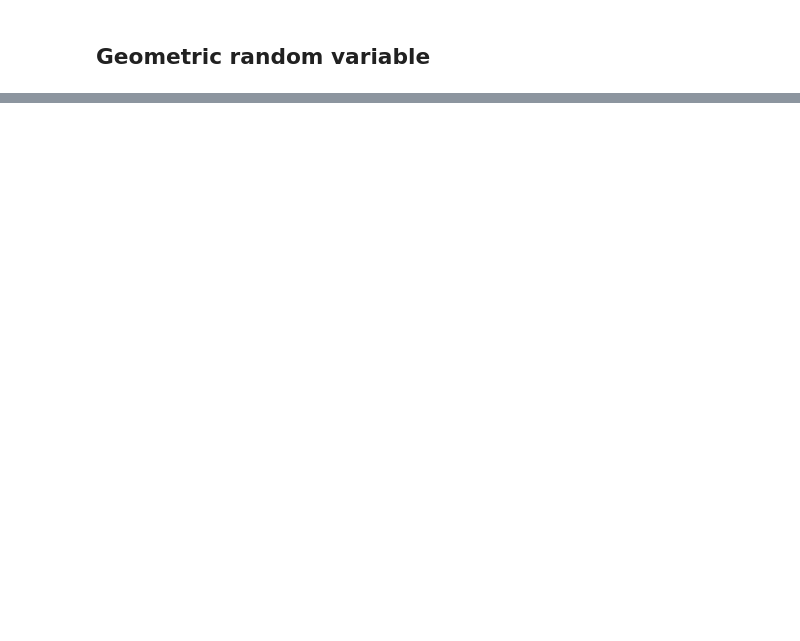
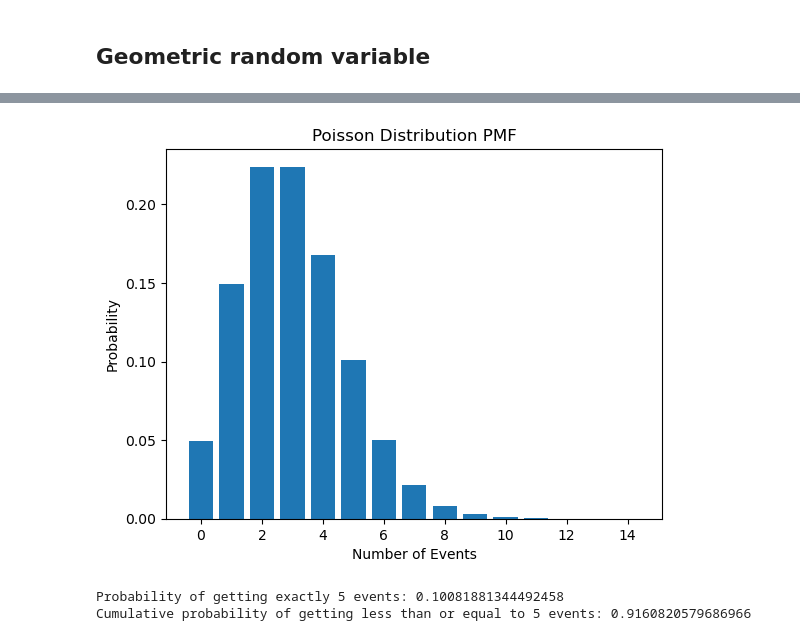
Before and after one commit to benoitTerral/statitics_cheat_sheet, a Jupyter notebook: basics.ipynb, the cells around one changed output, grey strips where cells are left out. Cells and saved outputs as stored; diff of their text form; code cells hidden in the pictures; blank space fills up the shorter version.

```diff
--- a/basics.ipynb
+++ b/basics.ipynb
@@ -480,0 +512,32 @@ plt.show()
+# %%
+lambda_ = 3  # Average rate or intensity parameter
+
+# Create a Poisson distribution object
+poisson_dist = stats.poisson(mu=lambda_)
+
+# Generate random variables from the distribution
+random_variables = poisson_dist.rvs(size=1000)
+
+# Calculate PMF for a range of values
+x = np.arange(0, 15)
+pmf = poisson_dist.pmf(x)
+
+# Plot the PMF
+plt.bar(x, pmf)
+plt.xlabel('Number of Events')
+plt.ylabel('Probability')
+plt.title('Poisson Distribution PMF')
+plt.show()
+
+# Calculate the probability of getting exactly k events
+k = 5
+prob_k = poisson_dist.pmf(k)
+print(f"Probability of getting exactly {k} events: {prob_k}")
+
+# Calculate the cumulative probability of getting less than or equal to k events
+cum_prob_k = poisson_dist.cdf(k)
+print(f"Cumulative probability of getting less than or equal to {k} events: {cum_prob_k}")
+# %% [output]
+[figure, added]
+Probability of getting exactly 5 events: 0.10081881344492458
+Cumulative probability of getting less than or equal to 5 events: 0.9160820579686966
```
Also changed, not shown: parts of 15 cells of this notebook, 1 other file.
